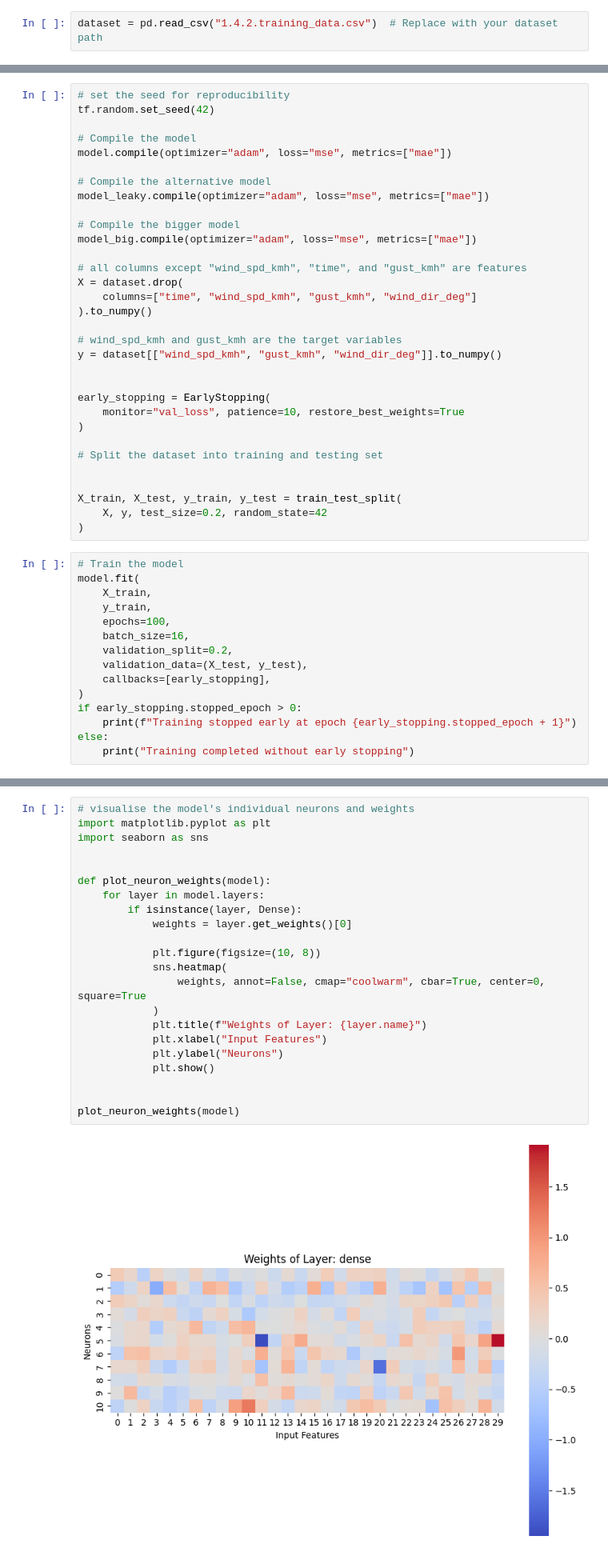
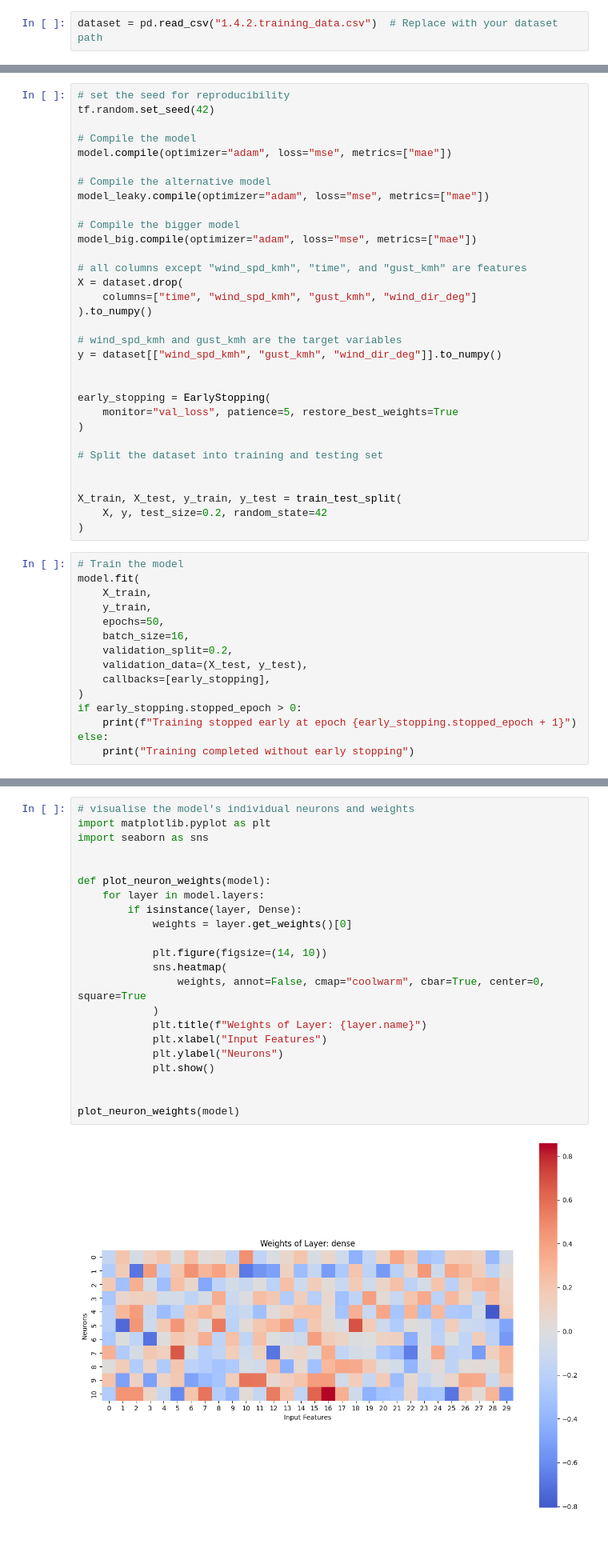
Before and after one commit to TempeHS/2025SE-Crawford.L-HSCTask2, a Jupyter notebook: 1. Model Development/1.4. Model Training/1.4.2.Model_Training.ipynb, the cells around one changed output, grey strips where cells are left out. Shown at 80% size. Drawn from its saved outputs; the diff is of its cells as text.

```diff
--- a/1. Model Development/1.4. Model Training/1.4.2.Model_Training.ipynb
+++ b/1. Model Development/1.4. Model Training/1.4.2.Model_Training.ipynb
@@ -101,7 +101,7 @@ y = dataset[["wind_spd_kmh", "gust_kmh", "wind_dir_deg"]].to_numpy()
 
 
 early_stopping = EarlyStopping(
-    monitor="val_loss", patience=10, restore_best_weights=True
+    monitor="val_loss", patience=5, restore_best_weights=True
 )
 
 # Split the dataset into training and testing set
@@ -115,7 +115,7 @@ X_train, X_test, y_train, y_test = train_test_split(
 model.fit(
     X_train,
     y_train,
-    epochs=100,
+    epochs=50,
     batch_size=16,
     validation_split=0.2,
     validation_data=(X_test, y_test),
@@ -367,24 +367,24 @@ Model: "sequential_2"
 # %%
 # visualise the model's individual neurons and weights
 import matplotlib.pyplot as plt
 import seaborn as sns
 
 
 def plot_neuron_weights(model):
     for layer in model.layers:
         if isinstance(layer, Dense):
             weights = layer.get_weights()[0]
 
-            plt.figure(figsize=(10, 8))
+            plt.figure(figsize=(14, 10))
             sns.heatmap(
                 weights, annot=False, cmap="coolwarm", cbar=True, center=0, square=True
             )
             plt.title(f"Weights of Layer: {layer.name}")
             plt.xlabel("Input Features")
             plt.ylabel("Neurons")
             plt.show()
 
 
 plot_neuron_weights(model)
 # %% [output]
-[figure, old version]
+[figure, new version]
```
Also changed, not shown: parts of 13 cells of this notebook, 16 other files.
